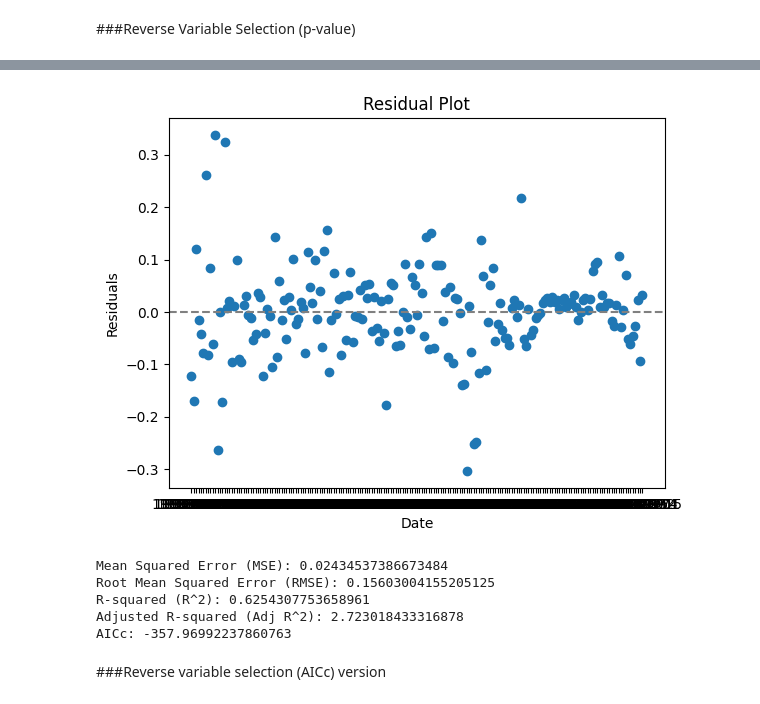
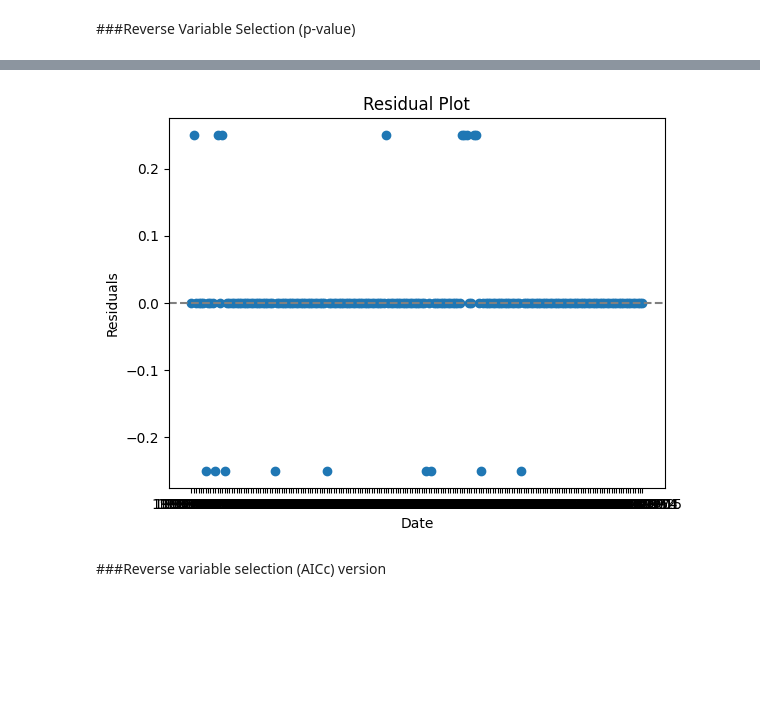
Before and after one commit to abactat/FOMC_Sentiment_Analysis, a Jupyter notebook: notebooks/First Modeling Approach.ipynb, the cells around one changed output, grey strips where cells are left out. Cells and saved outputs as stored; diff of their text form; code cells hidden in the pictures; blank space fills up the shorter version.

```diff
--- a/notebooks/First Modeling Approach.ipynb
+++ b/notebooks/First Modeling Approach.ipynb
@@ -388,4 +418,28 @@ Notes:
 [1] Standard Errors assume that the covariance matrix of the errors is correctly specified.
 [2] The smallest eigenvalue is 2.27e-19. This might indicate that there are
 strong multicollinearity problems or that the design matrix is singular.
+# %%
+# Extract the remaining variables in X_train after variable selection
+selected_variables = model_reverse_selection.model.exog_names[1:]  # Exclude the constant term
+X_train = train[selected_variables]
+
+# Add the selected independent variables to the model
+X_train = sm.add_constant(X_train)  # Add constant for the intercept term
+model = sm.OLS(y_train, X_train).fit()
+
+# Get the fitted values from the model for the training set
+y_train_pred = model.fittedvalues
+
+# Convert fitted values to the closest allowed values for the training set
+y_train_pred = [round_to_nearest(pred, possible_values) for pred in y_train_pred]
+
+# Make predictions on the validation set
+X_valid = valid[selected_variables]  # Use the selected variables in the validation set
+X_valid = sm.add_constant(X_valid)  # Add constant for the intercept term
+y_valid_pred = model.predict(X_valid)
+
+# Convert fitted values to the closest allowed values for the validation set
+y_valid_pred = [round_to_nearest(pred, possible_values) for pred in y_valid_pred]
+
+y_valid = valid['Difference']  # Use the 'Difference' variable as the target
 # %%
@@ -408,59 +507,20 @@ AICc: -265.88475878261613
 # %%
-# Get the residuals
-residuals = model_reverse_selection.resid
+# Calculate the residual values between fitted_values_closest and the actual 'Difference' variable
+residuals = y_train_pred - train['Difference']
 
 # Create a DataFrame with 'Date' and residuals
 residuals_df = pd.DataFrame({'Date': train['Date'], 'Residuals': residuals})
 
 # Plot the residuals
 fig, ax = plt.subplots()
 ax.plot(residuals_df['Date'], residuals_df['Residuals'], marker='o', linestyle='None')
 ax.axhline(y=0, color='gray', linestyle='--')
 ax.set_xlabel('Date')
 ax.set_ylabel('Residuals')
 ax.set_title('Residual Plot')
 plt.show()
 # %% [output]
-[figure, old version]
+[figure, new version]
-# %%
-# Prepare the validation data with the selected predictor variables
-X_valid = sm.add_constant(valid[model_reverse_selection.model.exog_names[1:]])
-y_valid = valid['Difference']
-
-# Generate predictions on the validation set
-y_pred = model_reverse_selection.predict(X_valid)
-
-# Calculate the mean squared error (MSE)
-mse = mean_squared_error(y_valid, y_pred)
-
-# Calculate the root mean squared error (RMSE)
-rmse = np.sqrt(mse)
-
-# Calculate R-squared (R^2)
-r2 = r2_score(y_valid, y_pred)
-
-# Calculate adjusted R-squared (Adj R^2)
-n_valid = len(y_valid)
-k_valid = X_valid.shape[1]
-adjusted_r_squared = 1 - (1 - r2) * (n_valid - 1) / (n_valid - k_valid - 1)
-
-# Calculate AICc
-n = len(y_valid)
-k = X_valid.shape[1]
-aic = n * np.log(mse) + 2 * k + (2 * k * (k + 1)) / (n - k - 1)
-
-# Print the accuracy metrics
-print("Mean Squared Error (MSE):", mse)
-print("Root Mean Squared Error (RMSE):", rmse)
-print("R-squared (R^2):", r2)
-print("Adjusted R-squared (Adj R^2):", adjusted_r_squared)
-print("AICc:", aic)
-# %% [output]
-Mean Squared Error (MSE): 0.02434537386673484
-Root Mean Squared Error (RMSE): 0.15603004155205125
-R-squared (R^2): 0.6254307753658961
-Adjusted R-squared (Adj R^2): 2.723018433316878
-AICc: -357.96992237860763
 # %% [markdown]
 ###Reverse variable selection (AICc) version
 # %%
```
Also changed, not shown: parts of 32 cells of this notebook, 4 other files.
